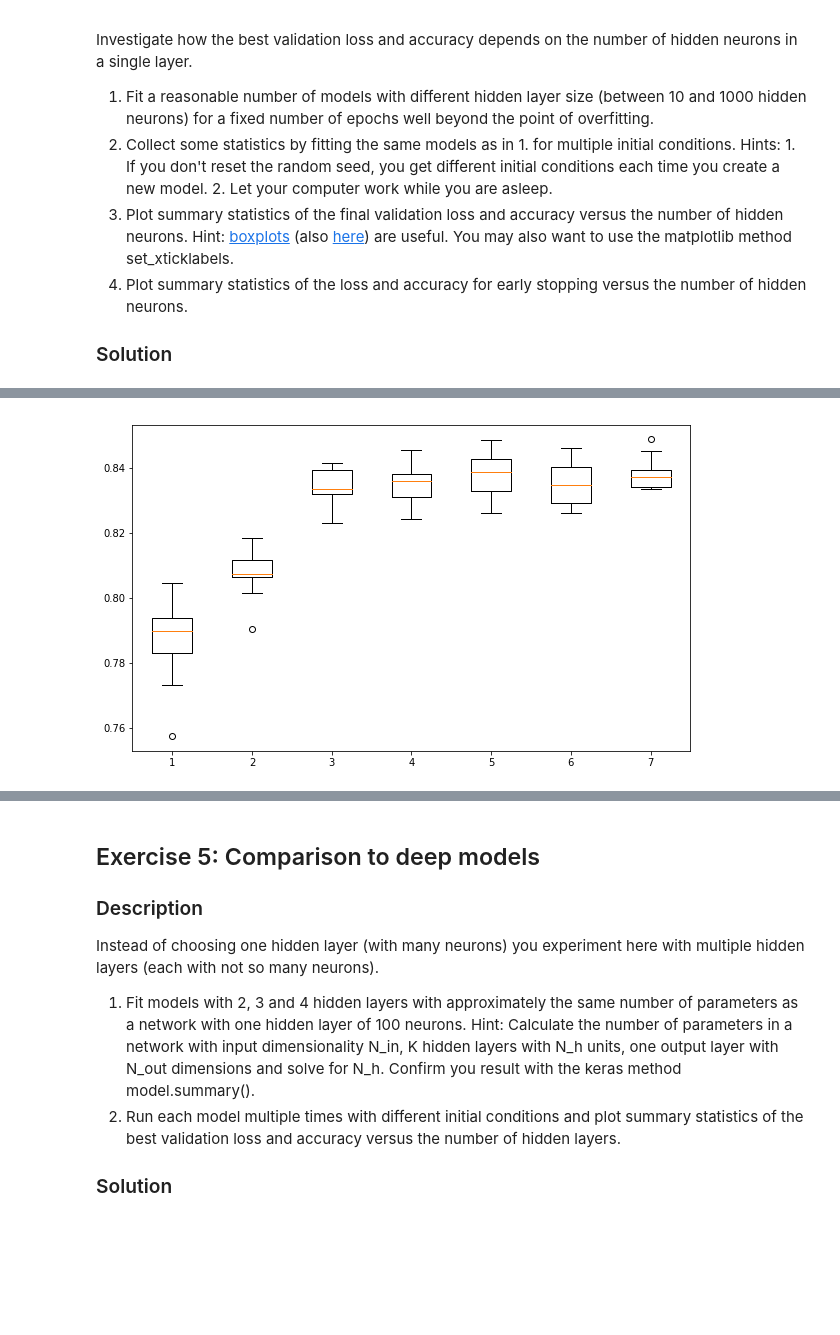
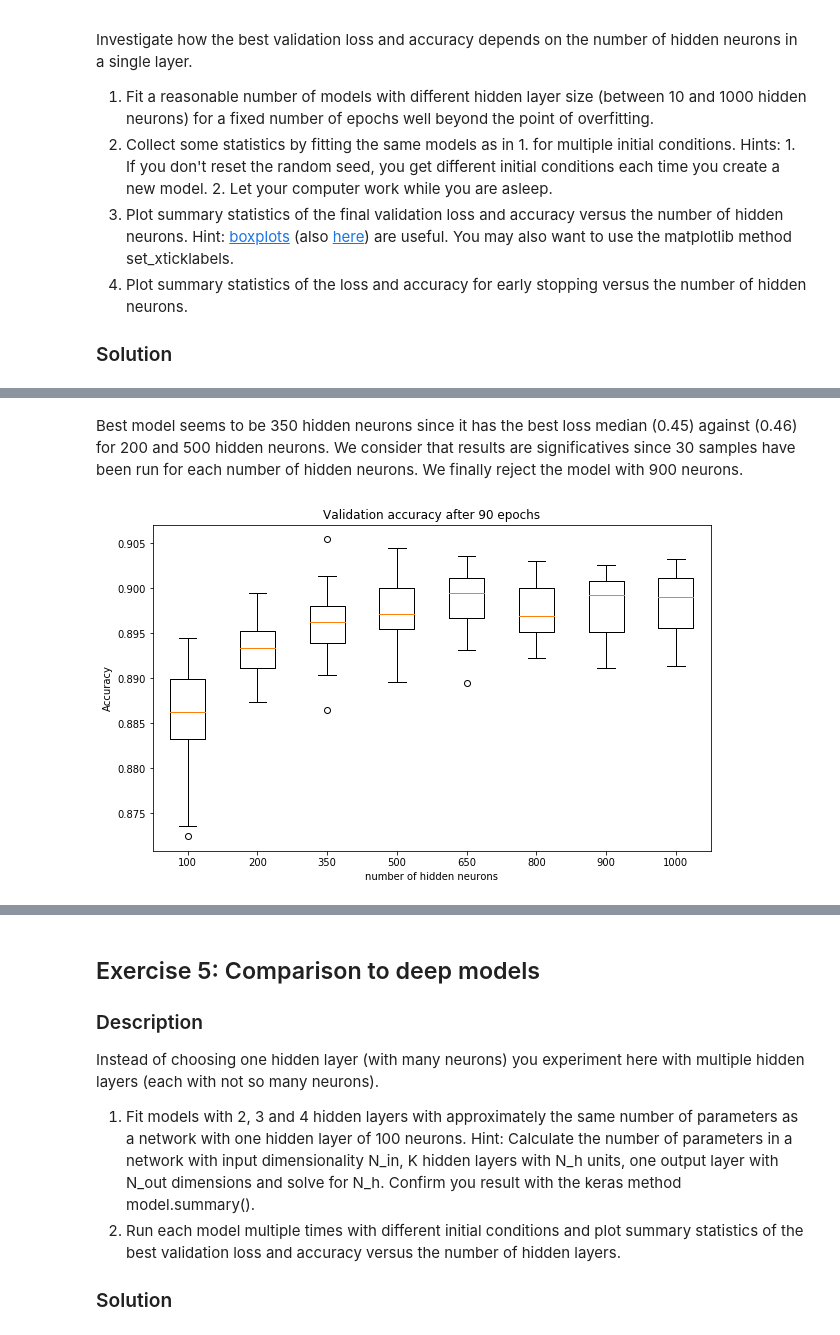
Before and after one commit to SSappy/ANN-Project-1, a Jupyter notebook: miniproject1.ipynb, the cells around one changed output, grey strips where cells are left out. Cells and saved outputs as stored; diff of their text form; code cells hidden in the pictures; blank space fills up the shorter version.

```diff
--- a/miniproject1.ipynb
+++ b/miniproject1.ipynb
@@ -708,6 +741,12 @@ plt.show()
-# %%
-plt.figure()
-plt.boxplot(data_accs[1:])
-plt.show()
-# %% [output]
-[figure, removed]
+# %% [markdown]
+Best model seems to be 350 hidden neurons since it has the best loss median (0.45) against (0.46) for 200 and 500 hidden neurons. We consider that results are significatives since 30 samples have been run for each number of hidden neurons. We finally reject the model with 900 neurons.
+# %%
+fig,ax = plt.subplots()
+plt.boxplot(acc_multi[2:])
+ax.set_xticklabels(hidden_units[2:])
+plt.title('Validation accuracy after 90 epochs')
+plt.ylabel('Accuracy')
+plt.xlabel('number of hidden neurons')
+plt.show()
+# %% [output]
+[figure, added]
```
Also changed, not shown: parts of 12 cells of this notebook.
